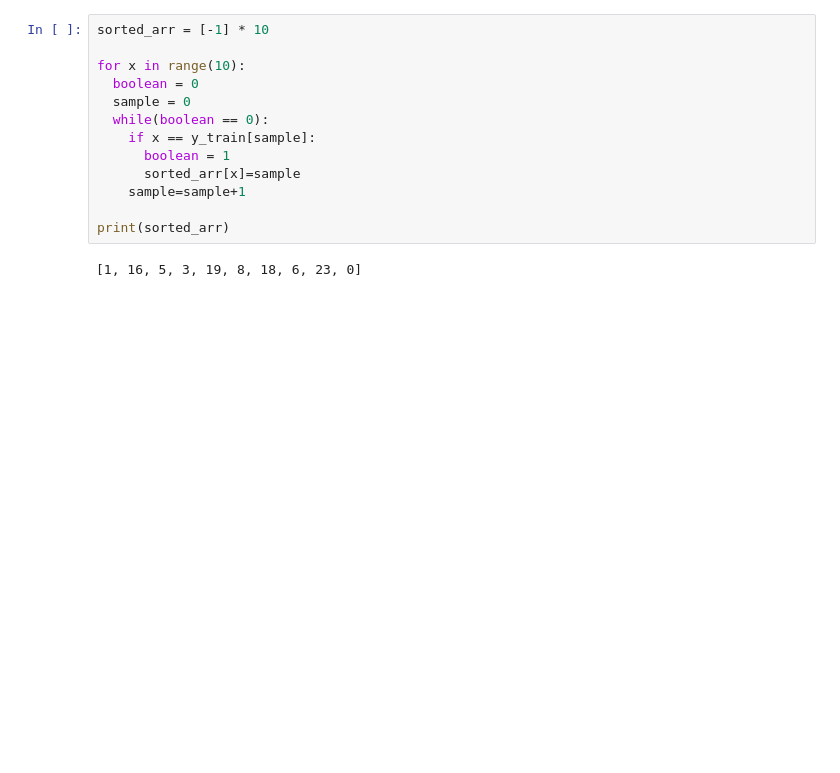
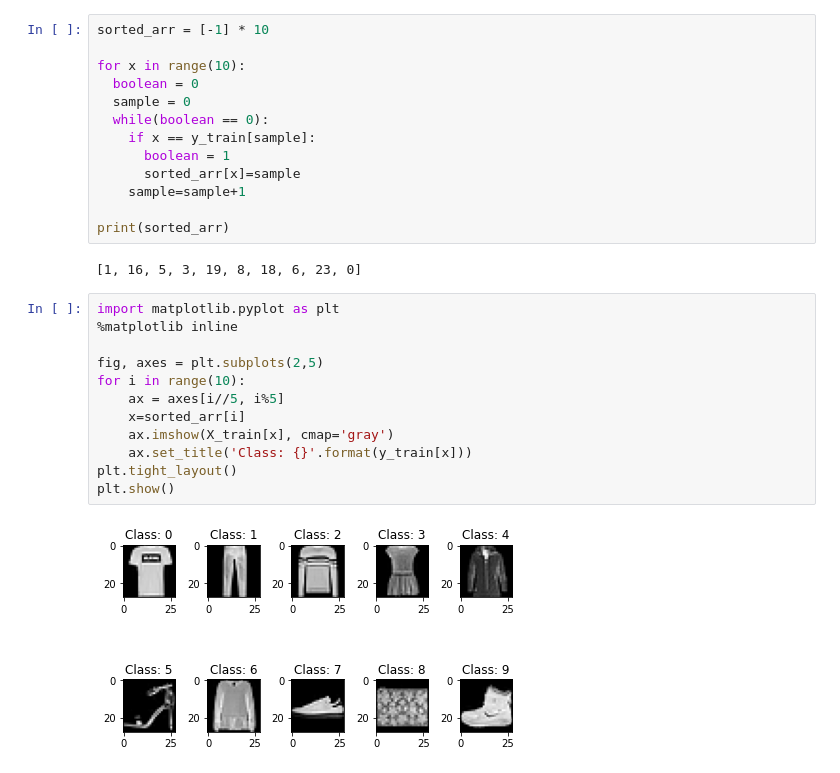
Before and after one commit to TejoramV/cs6910_assignment1, a Jupyter notebook: Assignment_1.ipynb, the cells around one changed output. Drawn from its saved outputs; the diff is of its cells as text; blank space fills up the shorter version.

Commit message:
Plot of sample images ###(End of Question-1)###

```diff
--- a/Assignment_1.ipynb
+++ b/Assignment_1.ipynb
@@ -40,3 +40,17 @@ for x in range(10):
 print(sorted_arr)
 # %% [output]
 [1, 16, 5, 3, 19, 8, 18, 6, 23, 0]
+# %%
+import matplotlib.pyplot as plt
+%matplotlib inline
+
+fig, axes = plt.subplots(2,5)
+for i in range(10):
+    ax = axes[i//5, i%5]
+    x=sorted_arr[i]
+    ax.imshow(X_train[x], cmap='gray')
+    ax.set_title('Class: {}'.format(y_train[x]))
+plt.tight_layout()
+plt.show()
+# %% [output]
+[figure, added]
```
